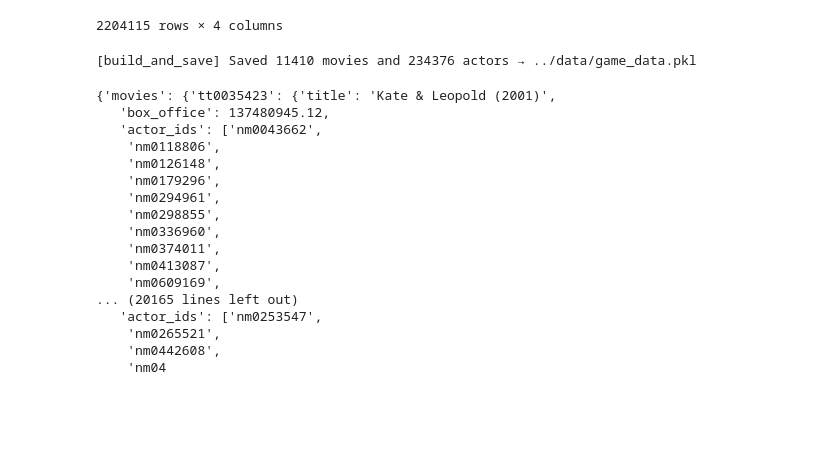
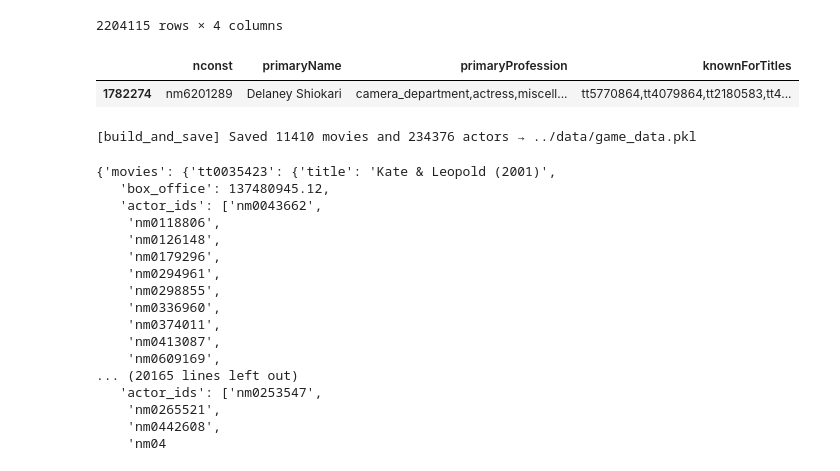
Before and after one commit to Shilord/Data515_MediaAnalysis_FinalProj, a Jupyter notebook: game_logic/testing.ipynb, the cells around one changed output. Drawn from its saved outputs; the diff is of its cells as text; code cells hidden in the pictures; blank space fills up the shorter version.

Commit message:
Testing build_and_save() data

```diff
--- a/game_logic/testing.ipynb
+++ b/game_logic/testing.ipynb
@@ -39,6 +43,14 @@ pd.read_parquet('../data/actor_names.parquet')
 | 2204113 | nm9993694 | Chinmay Mishra | actor,director,producer | tt18361688,tt18687502,tt8737752,t... |
 | 2204114 | nm9993703 | James Craigmyle | actor | tt11212278,tt6914160,tt6225166,tt... |
 2204115 rows × 4 columns
+# %%
+actors = pd.read_parquet('../data/actor_names.parquet')
+movies = pd.read_parquet('../data/final_movies.parquet')
+# %%
+actors[actors['primaryName'] == 'Delaney Shiokari']
+# %% [output]
+|  | nconst | primaryName | primaryProfession | knownForTitles |
+| 1782274 | nm6201289 | Delaney Shiokari | camera_department,actress,miscell... | tt5770864,tt4079864,tt2180583,tt4... |
 # %%
 game_logic.build_and_save('../data/final_movies.parquet', '../data/actor_names.parquet', '../data/game_data.pkl')
 # %% [output]
```
Also changed, not shown: parts of 4 cells of this notebook.
